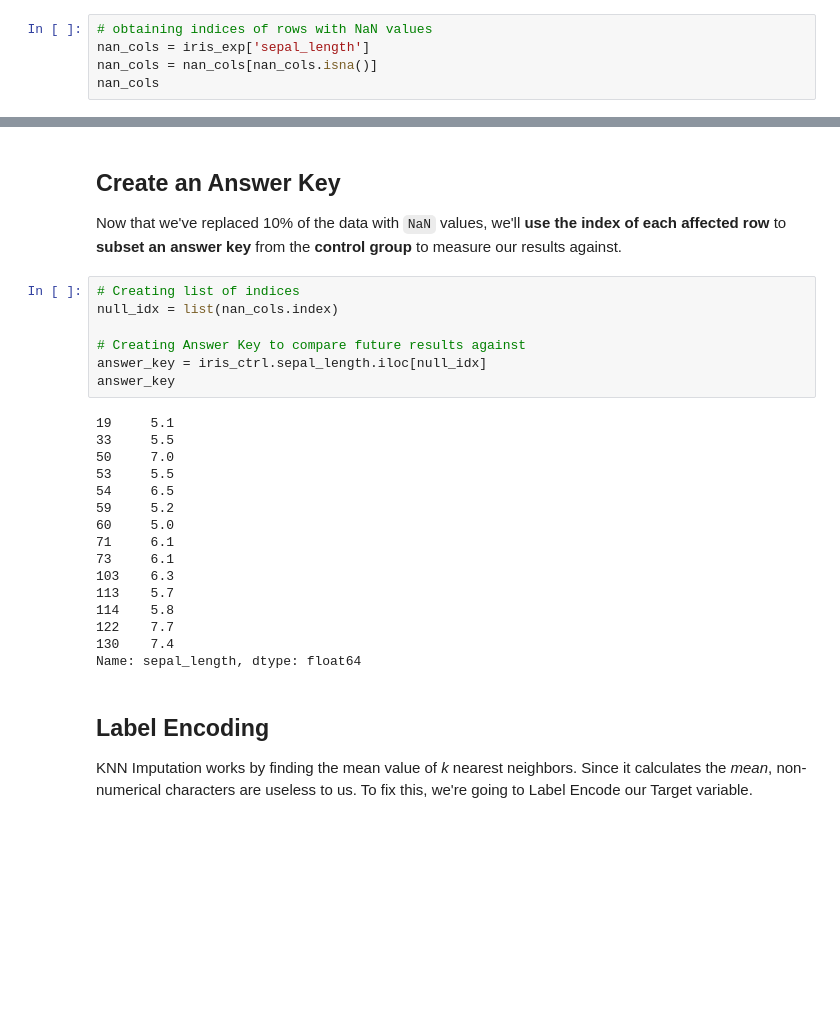
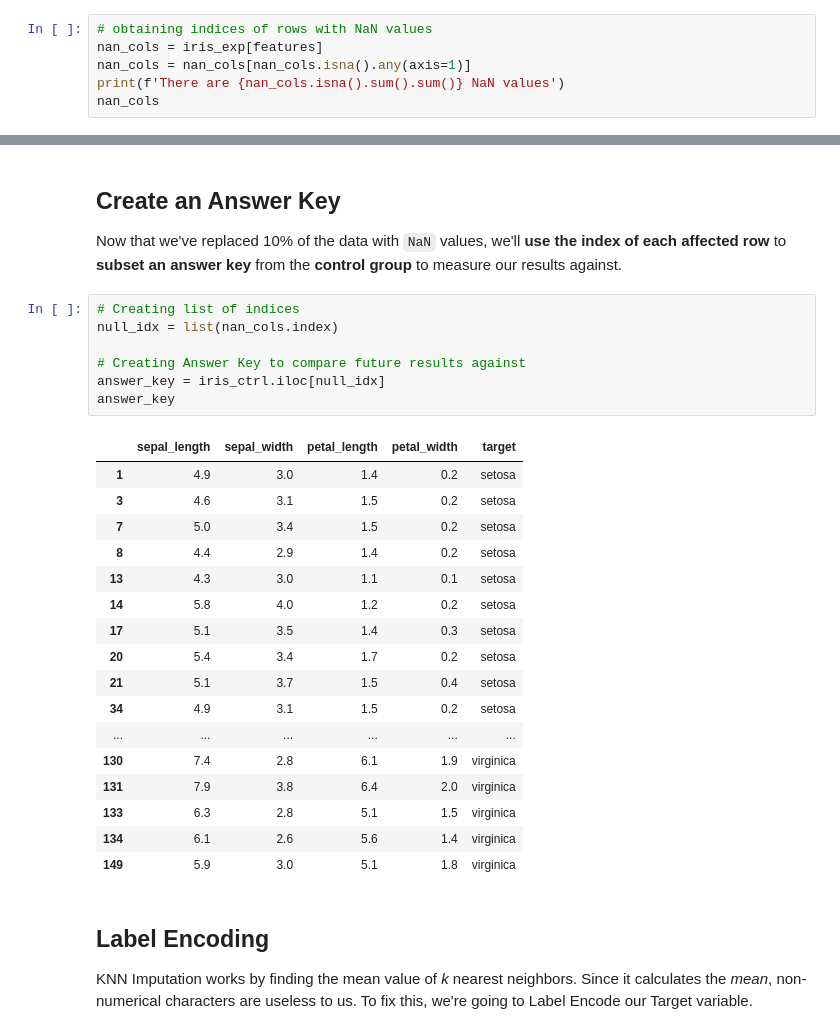
Before and after one commit to bmauss/KNN_Imputation_Evaluation, a Jupyter notebook: KNN Imputation- Iris.ipynb, the cells around one changed output, grey strips where cells are left out. Cells and saved outputs as stored; diff of their text form; blank space fills up the shorter version.

```diff
--- a/KNN Imputation- Iris.ipynb
+++ b/KNN Imputation- Iris.ipynb
@@ -95,7 +95,8 @@ dtypes: float64(4), object(1)
 memory usage: 6.0+ KB
 # %%
 # obtaining indices of rows with NaN values
-nan_cols = iris_exp['sepal_length']
-nan_cols = nan_cols[nan_cols.isna()]
+nan_cols = iris_exp[features]
+nan_cols = nan_cols[nan_cols.isna().any(axis=1)]
+print(f'There are {nan_cols.isna().sum().sum()} NaN values')
 nan_cols
 # %% [output]
@@ -121,26 +125,28 @@ Now that we've replaced 10% of the data with `NaN` values, we'll **use the index
 # %%
 # Creating list of indices
 null_idx = list(nan_cols.index)
 
 # Creating Answer Key to compare future results against
-answer_key = iris_ctrl.sepal_length.iloc[null_idx]
+answer_key = iris_ctrl.iloc[null_idx]
 answer_key
 # %% [output]
-19     5.1
-33     5.5
-50     7.0
-53     5.5
-54     6.5
-59     5.2
-60     5.0
-71     6.1
-73     6.1
-103    6.3
-113    5.7
-114    5.8
-122    7.7
-130    7.4
-Name: sepal_length, dtype: float64
+|  | sepal_length | sepal_width | petal_length | petal_width | target |
+| 1 | 4.9 | 3.0 | 1.4 | 0.2 | setosa |
+| 3 | 4.6 | 3.1 | 1.5 | 0.2 | setosa |
+| 7 | 5.0 | 3.4 | 1.5 | 0.2 | setosa |
+| 8 | 4.4 | 2.9 | 1.4 | 0.2 | setosa |
+| 13 | 4.3 | 3.0 | 1.1 | 0.1 | setosa |
+| 14 | 5.8 | 4.0 | 1.2 | 0.2 | setosa |
+| 17 | 5.1 | 3.5 | 1.4 | 0.3 | setosa |
+| 20 | 5.4 | 3.4 | 1.7 | 0.2 | setosa |
+| 21 | 5.1 | 3.7 | 1.5 | 0.4 | setosa |
+| 34 | 4.9 | 3.1 | 1.5 | 0.2 | setosa |
+| ... | ... | ... | ... | ... | ... |
+| 130 | 7.4 | 2.8 | 6.1 | 1.9 | virginica |
+| 131 | 7.9 | 3.8 | 6.4 | 2.0 | virginica |
+| 133 | 6.3 | 2.8 | 5.1 | 1.5 | virginica |
+| 134 | 6.1 | 2.6 | 5.6 | 1.4 | virginica |
+| 149 | 5.9 | 3.0 | 5.1 | 1.8 | virginica |
 # %% [markdown]
 ## Label Encoding
 
```
Also changed, not shown: parts of 16 cells of this notebook.
